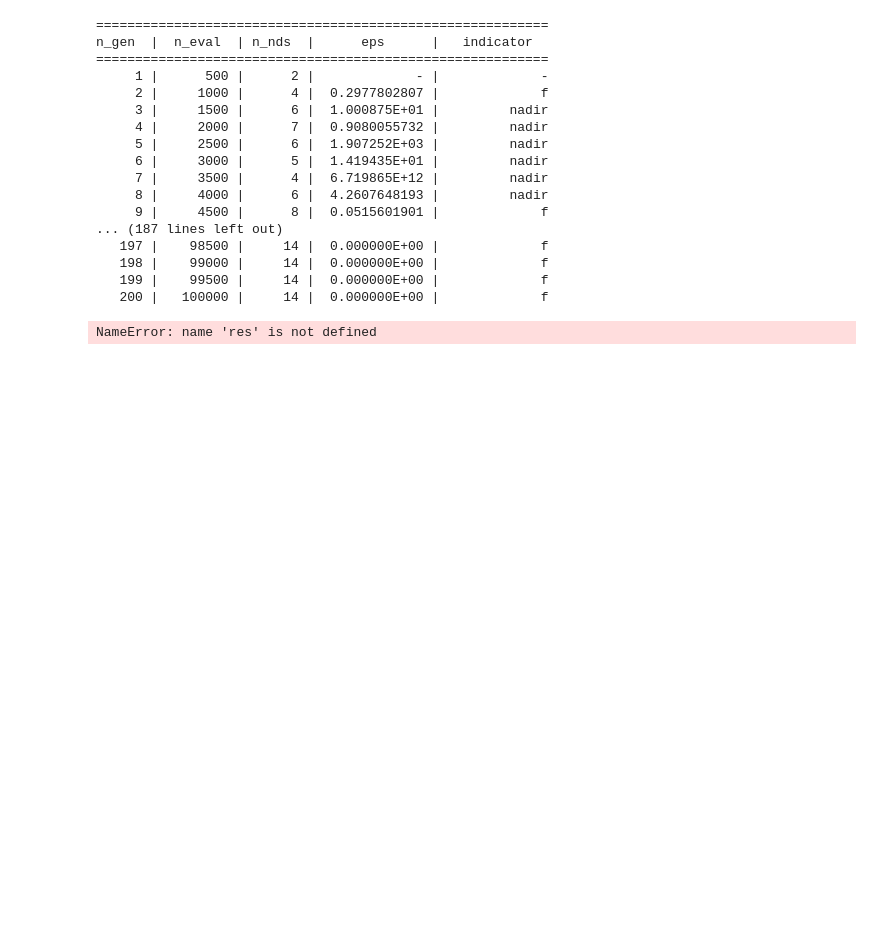
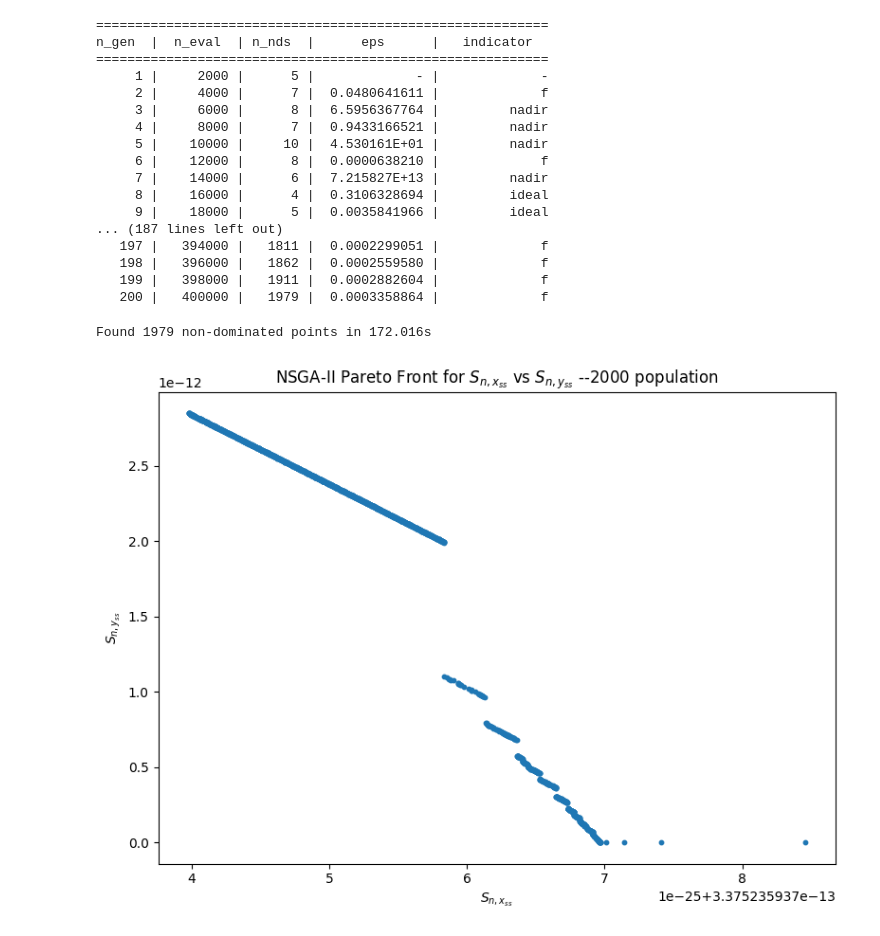
Before and after one commit to DangTranQL/SA, a Jupyter notebook: Genetic Algorithms for Multi-Objective Optimization/NSGA-II/Positive Negative Feedback/4v5.ipynb, the cells around one changed output. Cells and saved outputs as stored; diff of their text form; code cells hidden in the pictures; blank space fills up the shorter version.

```diff
--- a/Genetic Algorithms for Multi-Objective Optimization/NSGA-II/Positive Negative Feedback/4v5.ipynb
+++ b/Genetic Algorithms for Multi-Objective Optimization/NSGA-II/Positive Negative Feedback/4v5.ipynb
@@ -105,7 +105,7 @@ class Sensitivity(ElementwiseProblem):
             ]
 
 # Run the optimization
-algorithm = NSGA2(pop_size=500)  # Population size
+algorithm = NSGA2(pop_size=2000)  # Population size
 res = minimize(
     Sensitivity(),
     algorithm,
@@ -117,33 +117,34 @@ res = minimize(
 ==========================================================
 n_gen  |  n_eval  | n_nds  |      eps      |   indicator
 ==========================================================
-     1 |      500 |      2 |             - |             -
-     2 |     1000 |      4 |  0.2977802807 |             f
-     3 |     1500 |      6 |  1.000875E+01 |         nadir
-     4 |     2000 |      7 |  0.9080055732 |         nadir
-     5 |     2500 |      6 |  1.907252E+03 |         nadir
-     6 |     3000 |      5 |  1.419435E+01 |         nadir
-     7 |     3500 |      4 |  6.719865E+12 |         nadir
-     8 |     4000 |      6 |  4.2607648193 |         nadir
-     9 |     4500 |      8 |  0.0515601901 |             f
+     1 |     2000 |      5 |             - |             -
+     2 |     4000 |      7 |  0.0480641611 |             f
+     3 |     6000 |      8 |  6.5956367764 |         nadir
+     4 |     8000 |      7 |  0.9433166521 |         nadir
+     5 |    10000 |     10 |  4.530161E+01 |         nadir
+     6 |    12000 |      8 |  0.0000638210 |             f
+     7 |    14000 |      6 |  7.215827E+13 |         nadir
+     8 |    16000 |      4 |  0.3106328694 |         ideal
+     9 |    18000 |      5 |  0.0035841966 |         ideal
 ... (187 lines left out)
-   197 |    98500 |     14 |  0.000000E+00 |             f
-   198 |    99000 |     14 |  0.000000E+00 |             f
-   199 |    99500 |     14 |  0.000000E+00 |             f
-   200 |   100000 |     14 |  0.000000E+00 |             f
+   197 |   394000 |   1811 |  0.0002299051 |             f
+   198 |   396000 |   1862 |  0.0002559580 |             f
+   199 |   398000 |   1911 |  0.0002882604 |             f
+   200 |   400000 |   1979 |  0.0003358864 |             f
 # %%
 
 F = res.F  # Objective values (sensitivities)
 X = res.X  # Parameter values (beta_x, beta_y, n)
 print(f"Found {F.shape[0]} non-dominated points in {res.exec_time:.3f}s")
 
 # Plot the Pareto front
 plt.figure(figsize=(8, 6))
 plt.scatter(F[:, 0], F[:, 1], s=10)
 plt.xlabel(r'$S_{n,x_{ss}}$')  # Sensitivity of xss to n
 plt.ylabel(r'$S_{n,y_{ss}}$')  # Sensitivity of yss to n
-plt.title(r'NSGA-II Pareto Front for $S_{n,x_{ss}}$ vs $S_{n,y_{ss}}$')
+plt.title(r'NSGA-II Pareto Front for $S_{n,x_{ss}}$ vs $S_{n,y_{ss}}$ --2000 population')
 plt.tight_layout()
 plt.show()
 # %% [output]
-NameError: name 'res' is not defined
+Found 1979 non-dominated points in 172.016s
+[figure, added]
```
Also changed, not shown: parts of 1 cell of this notebook, 5 other files.
